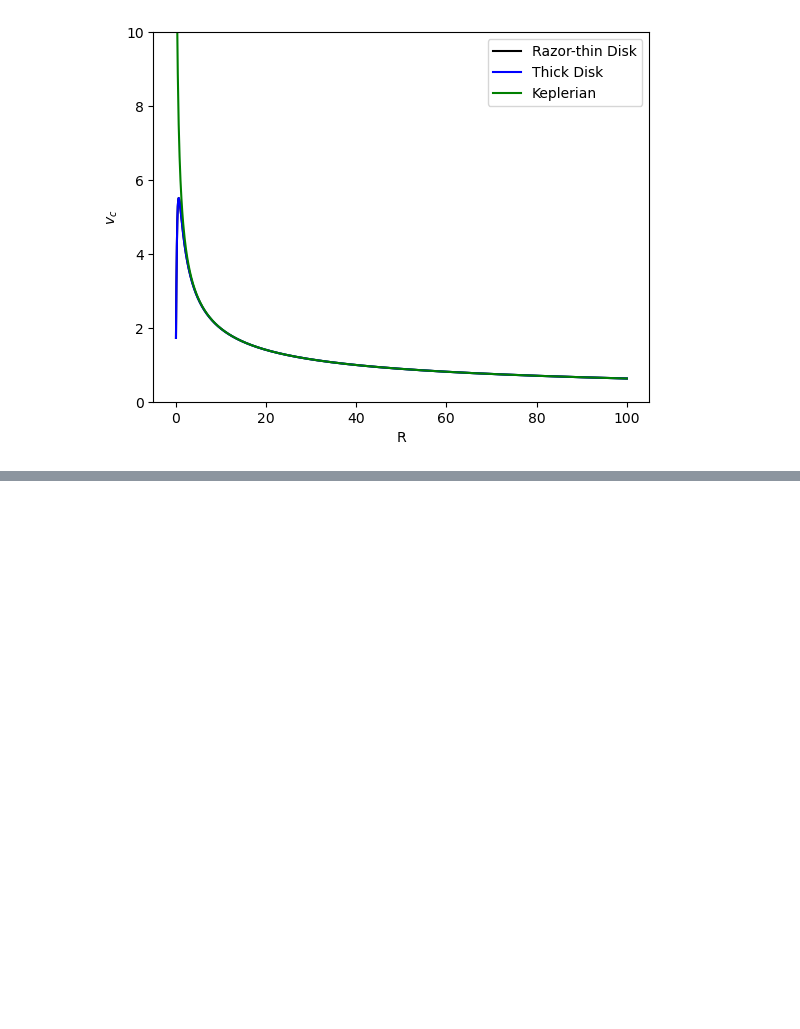
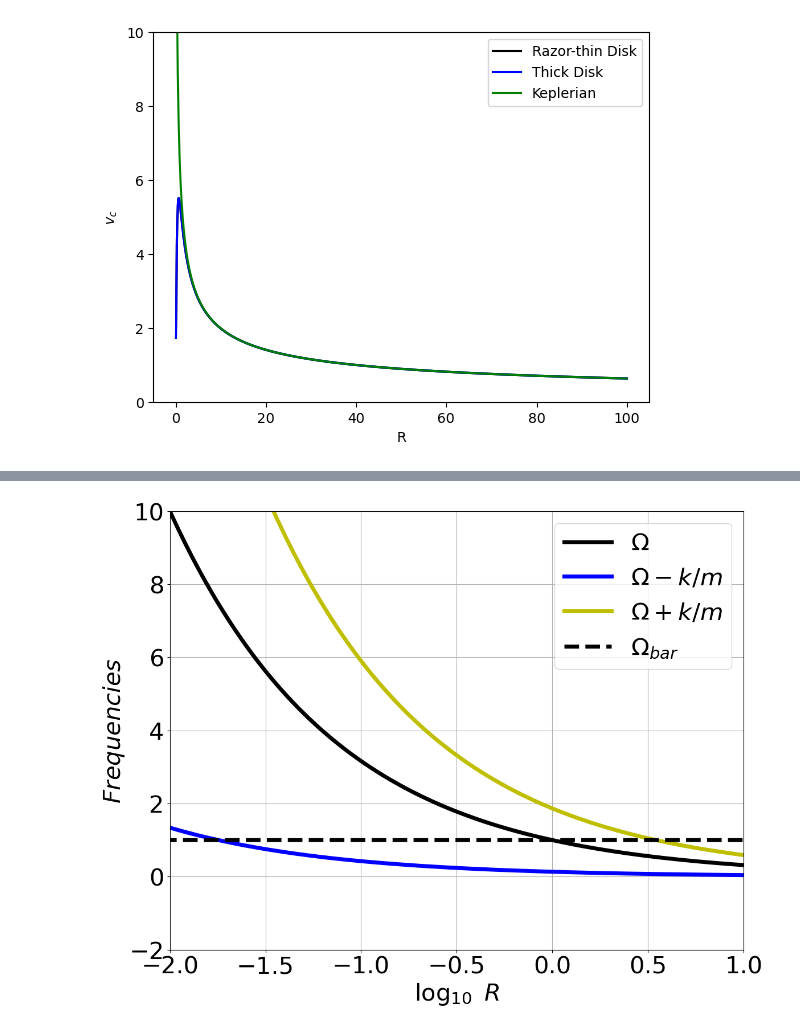
Before and after one commit to MuzammilMushtaque/Simulating-Orbits, a Jupyter notebook: Orbits.ipynb, the cells around one changed output, grey strips where cells are left out. Saved outputs shown, nothing was run; the diff lists cells and outputs as text; code cells hidden in the pictures; blank space fills up the shorter version.

```diff
--- a/Orbits.ipynb
+++ b/Orbits.ipynb
@@ -854,0 +1040,35 @@ legend()
+# %%
+'''                  Velocity-pattern Profile
+'''
+import numpy as np
+import matplotlib.pyplot as plt
+from mpl_toolkits.axes_grid1 import make_axes_locatable
+
+%matplotlib inline
+
+
+fig, ax1 = plt.subplots()
+fig.set_size_inches(13, 10)
+r = linspace(0.0001,10,10000)
+vc =1.
+omega=zeros(10000)+1
+w = sqrt(vc/r)
+k = sqrt((4*vc-1)/r)
+
+plt.plot(log10(r),(w),'k-',linewidth=5.,label=r'$\Omega$')
+plt.plot(log10(r),(w-k/2),'b-',linewidth=5.,label=r'$\Omega - k/m$')
+plt.plot(log10(r),(w+k/2),'y-',linewidth=5.,label=r'$\Omega + k/m$')
+plt.plot(log10(r),(omega),'k--',linewidth=5.,label=r'$\Omega_{bar}$')
+
+plt.legend(fontsize=30)
+ax1.set_ylabel(r'$Frequencies$', fontsize=30)
+ax1.set_xlabel(r'$\log_{10}\ R$', fontsize=30)
+ax1.tick_params(axis='both',which='major',labelsize=30)
+plt.grid()
+plt.xlim(-2,1)
+plt.ylim(-2,10)
+plt.savefig('freq_vs_R.png', dpi=300, bbox_inches='tight')
+
+plt.show()
+# %% [output]
+[figure, added]
```
Also changed, not shown: parts of 2 cells of this notebook.
